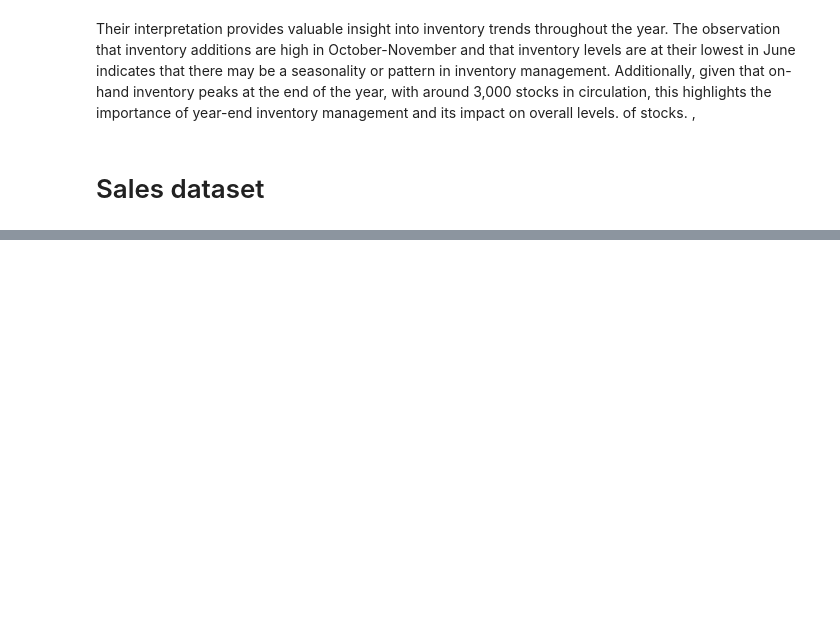
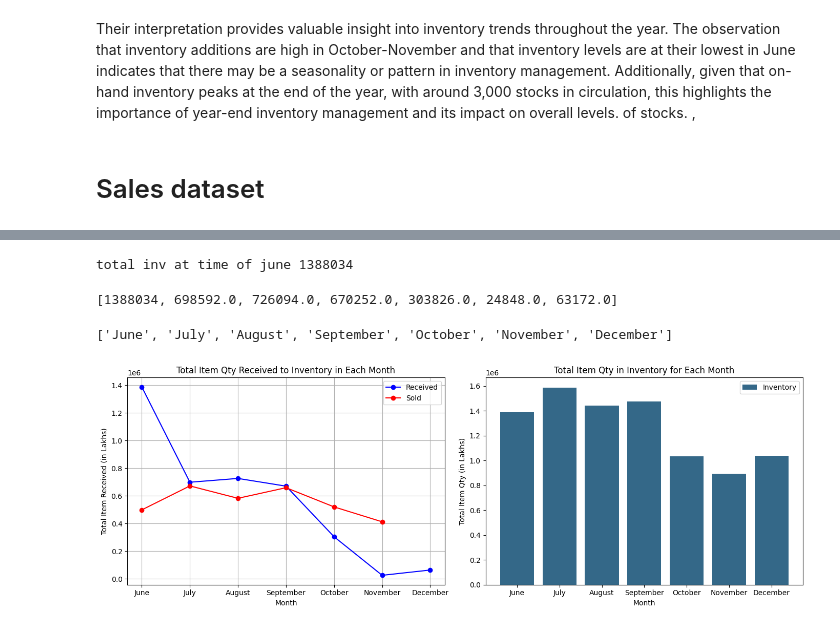
Before and after one commit to Prabhiraj-P/Data-Analytics-Assignment, a Jupyter notebook: code.ipynb, the cells around one changed output, grey strips where cells are left out. Saved outputs shown, nothing was run; the diff lists cells and outputs as text; code cells hidden in the pictures; blank space fills up the shorter version.

```diff
--- a/code.ipynb
+++ b/code.ipynb
@@ -248,0 +258,2 @@ sales_pivot
+# %%
+sold_month=(df_sold.groupby('Month')['Sales U'].sum().values)*-1
@@ -248,0 +274,49 @@ sales_pivot
+# %%
+total_inven=df_inventory['Inventory'].sum()
+print("total inv at time of june",total_inven)
+# %% [output]
+total inv at time of june 1388034
+# %%
+recived=list(recived)
+# %%
+net_stock=net_stock.values
+net_stock=list(net_stock)
+net_stock.insert(0,total_inven)
+# %%
+recived
+# %% [output]
+[1388034, 698592.0, 726094.0, 670252.0, 303826.0, 24848.0, 63172.0]
+# %%
+month_names
+# %% [output]
+['June', 'July', 'August', 'September', 'October', 'November', 'December']
+# %%
+fig, axs = plt.subplots(nrows=1, ncols=2, figsize=(14, 5))
+
+# Line plot
+axs[0].plot(month_names, recived, marker='o', color='blue', label='Received')
+axs[0].plot(month_names[:-1], sold_month, marker='o', color='red', label='Sold')
+axs[0].set_title('Total Item Qty Received to Inventory in Each Month')
+axs[0].set_xlabel('Month')
+axs[0].set_ylabel('Total Item Received (in Lakhs)')
+axs[0].grid(True)
+axs[0].legend()
+
+# Bar plot
+axs[1].bar(month_names, net_stock , color='#346888', label='Inventory')
+axs[1].set_title('Total Item Qty in Inventory for Each Month')
+axs[1].set_xlabel('Month')
+axs[1].set_ylabel('Total Item Qty (in Lakhs)')
+#axs[1].grid(True)
+axs[1].legend()
+
+
+plt.tight_layout()
+
+
+plt.savefig('plots\\sale_chart.png')
+
+# Show the plots
+plt.show()
+# %% [output]
+[figure, added]
```
Also changed, not shown: parts of 10 cells of this notebook, 1 other file.
